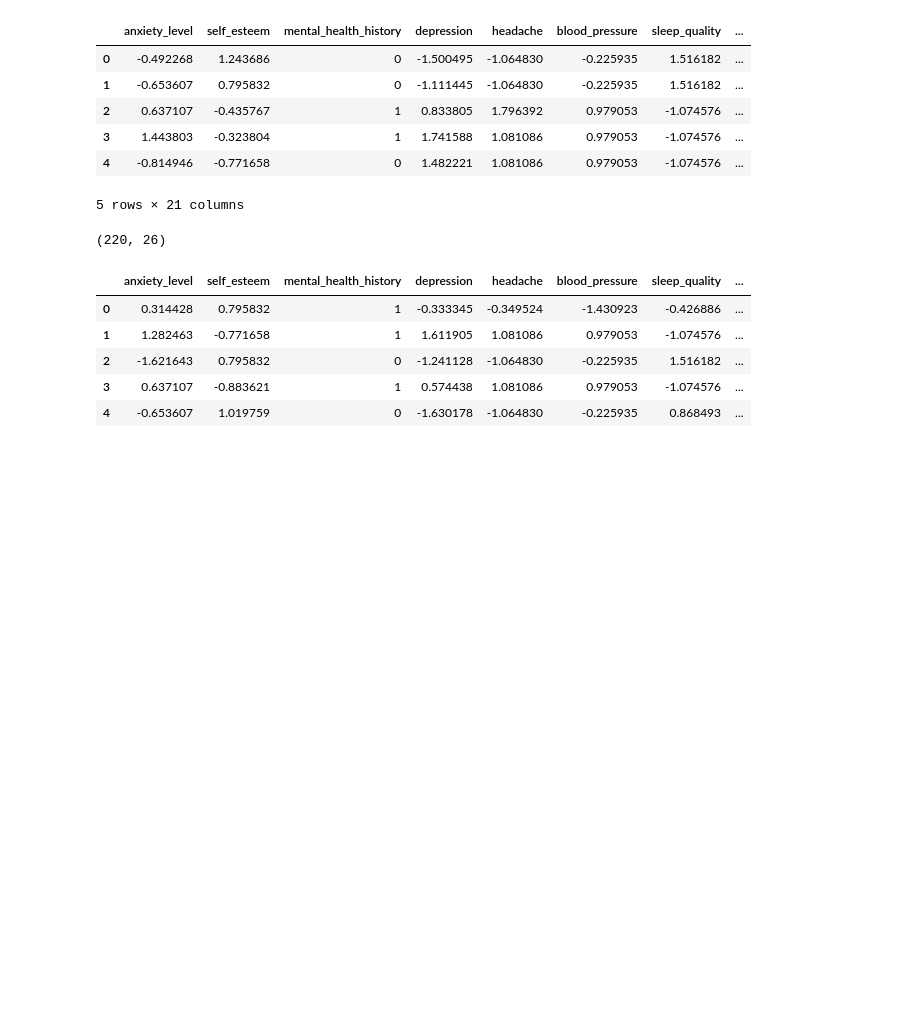
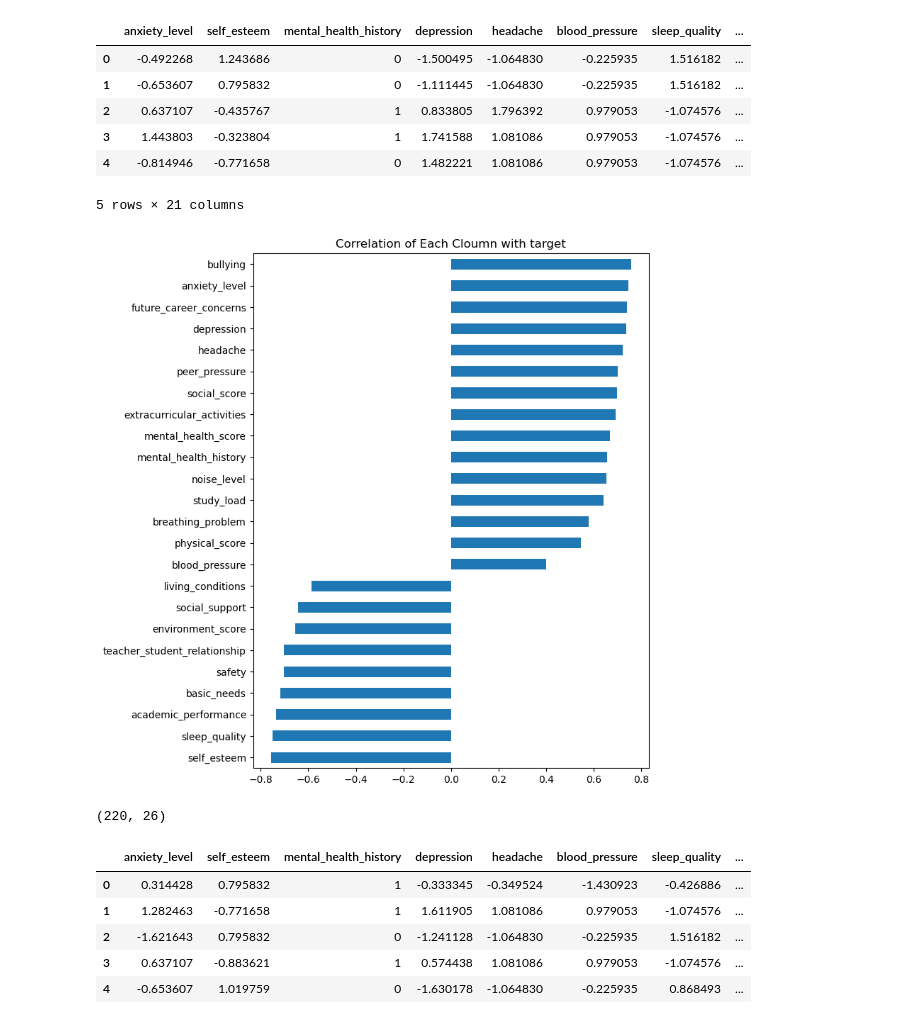
Before and after one commit to chandiracje/AIMAL_Project_Y2S1_G8.1_03, a Jupyter notebook: notebooks/StressLevelDataset(Feature_Engineering_IT25100458).ipynb, the cells around one changed output. Cells and saved outputs as stored; diff of their text form; code cells hidden in the pictures; blank space fills up the shorter version.

```diff
--- a/notebooks/StressLevelDataset(Feature_Engineering_IT25100458).ipynb
+++ b/notebooks/StressLevelDataset(Feature_Engineering_IT25100458).ipynb
@@ -31,6 +32,17 @@ test_df.head()
 | 3 | 1.443803 | -0.323804 | 1 | 1.741588 | 1.081086 | 0.979053 | -1.074576 | ... |
 | 4 | -0.814946 | -0.771658 | 0 | 1.482221 | 1.081086 | 0.979053 | -1.074576 | ... |
 5 rows × 21 columns
+# %%
+numeric_df = train_df.drop(columns=["target"])
+corrs = numeric_df.corrwith(scaledStressData["target"]).sort_values()
+
+plt.figure(figsize=(8,8))
+corrs.plot(kind='barh')
+plt.title("Correlation of Each Cloumn with target")
+plt.tight_layout()
+plt.show()
+# %% [output]
+[figure, added]
 # %%
 #New Features
 
```
Also changed, not shown: parts of 4 cells of this notebook.
